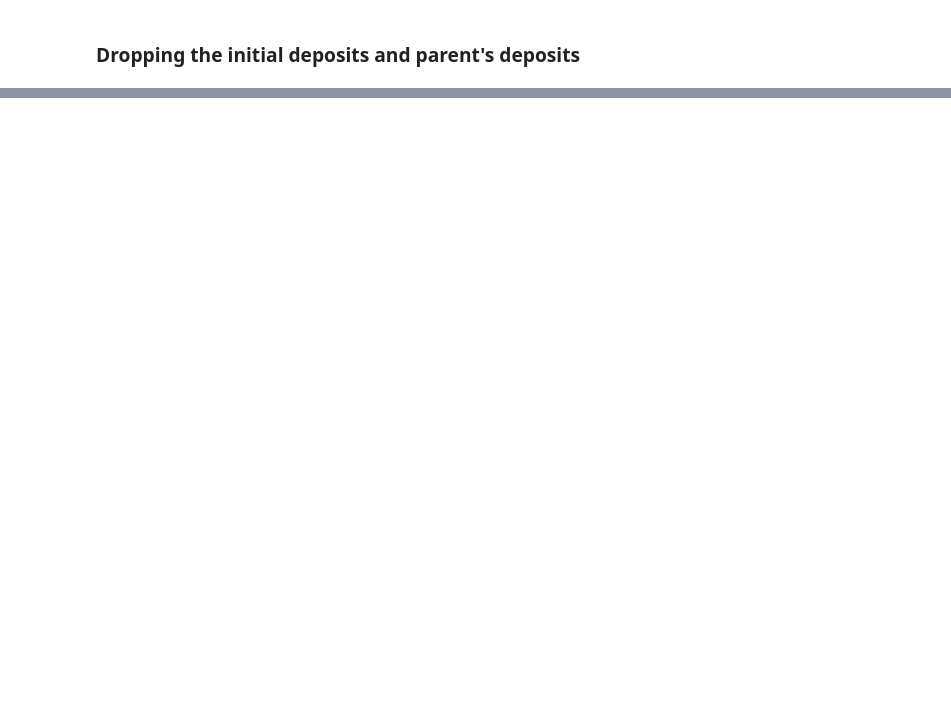
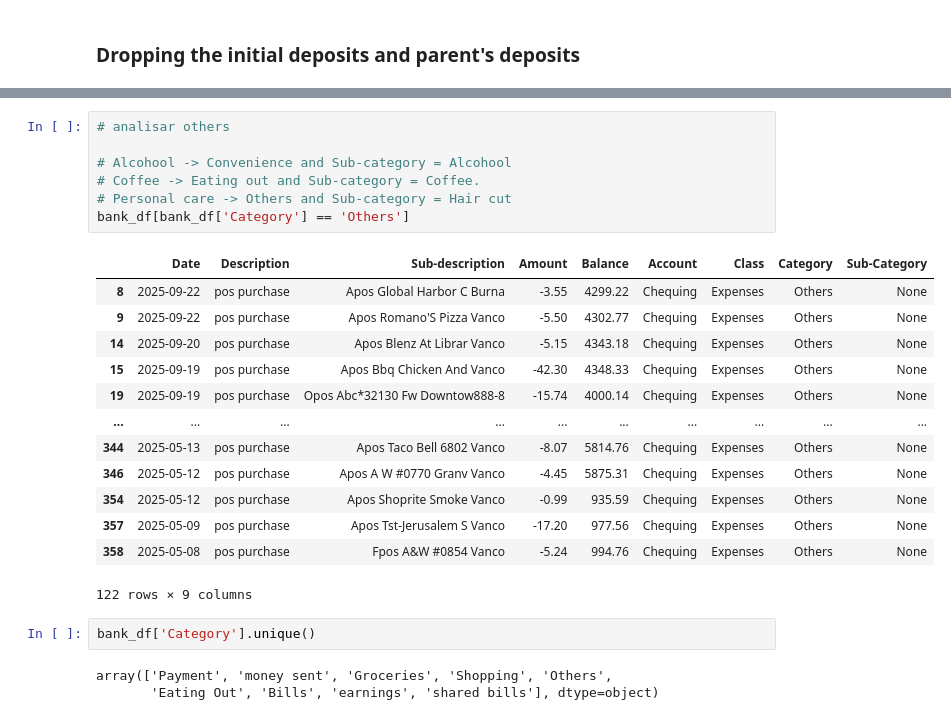
Before and after one commit to Lucasyuki01/Personal-Finance-Analysis, a Jupyter notebook: notebooks/main.ipynb, the cells around one changed output, grey strips where cells are left out. Drawn from its saved outputs; the diff is of its cells as text; blank space fills up the shorter version.

```diff
--- a/notebooks/main.ipynb
+++ b/notebooks/main.ipynb
@@ -159,0 +327,26 @@ Temos que definir as regras pra classificação das compras feitas no POS como p
+# %%
+# analisar others
+
+# Alcohool -> Convenience and Sub-category = Alcohool
+# Coffee -> Eating out and Sub-category = Coffee.
+# Personal care -> Others and Sub-category = Hair cut
+bank_df[bank_df['Category'] == 'Others']
+# %% [output]
+|  | Date | Description | Sub-description | Amount | Balance | Account | Class | Category | Sub-Category |
+| 8 | 2025-09-22 | pos purchase | Apos Global Harbor C Burna | -3.55 | 4299.22 | Chequing | Expenses | Others | None |
+| 9 | 2025-09-22 | pos purchase | Apos Romano'S Pizza Vanco | -5.50 | 4302.77 | Chequing | Expenses | Others | None |
+| 14 | 2025-09-20 | pos purchase | Apos Blenz At Librar Vanco | -5.15 | 4343.18 | Chequing | Expenses | Others | None |
+| 15 | 2025-09-19 | pos purchase | Apos Bbq Chicken And Vanco | -42.30 | 4348.33 | Chequing | Expenses | Others | None |
+| 19 | 2025-09-19 | pos purchase | Opos Abc*32130 Fw Downtow888-8 | -15.74 | 4000.14 | Chequing | Expenses | Others | None |
+| ... | ... | ... | ... | ... | ... | ... | ... | ... | ... |
+| 344 | 2025-05-13 | pos purchase | Apos Taco Bell 6802 Vanco | -8.07 | 5814.76 | Chequing | Expenses | Others | None |
+| 346 | 2025-05-12 | pos purchase | Apos A W #0770 Granv Vanco | -4.45 | 5875.31 | Chequing | Expenses | Others | None |
+| 354 | 2025-05-12 | pos purchase | Apos Shoprite Smoke Vanco | -0.99 | 935.59 | Chequing | Expenses | Others | None |
+| 357 | 2025-05-09 | pos purchase | Apos Tst-Jerusalem S Vanco | -17.20 | 977.56 | Chequing | Expenses | Others | None |
+| 358 | 2025-05-08 | pos purchase | Fpos A&W #0854 Vanco | -5.24 | 994.76 | Chequing | Expenses | Others | None |
+122 rows × 9 columns
+# %%
+bank_df['Category'].unique()
+# %% [output]
+array(['Payment', 'money sent', 'Groceries', 'Shopping', 'Others',
+       'Eating Out', 'Bills', 'earnings', 'shared bills'], dtype=object)
```
Also changed, not shown: parts of 10 cells of this notebook, 1 other file.
